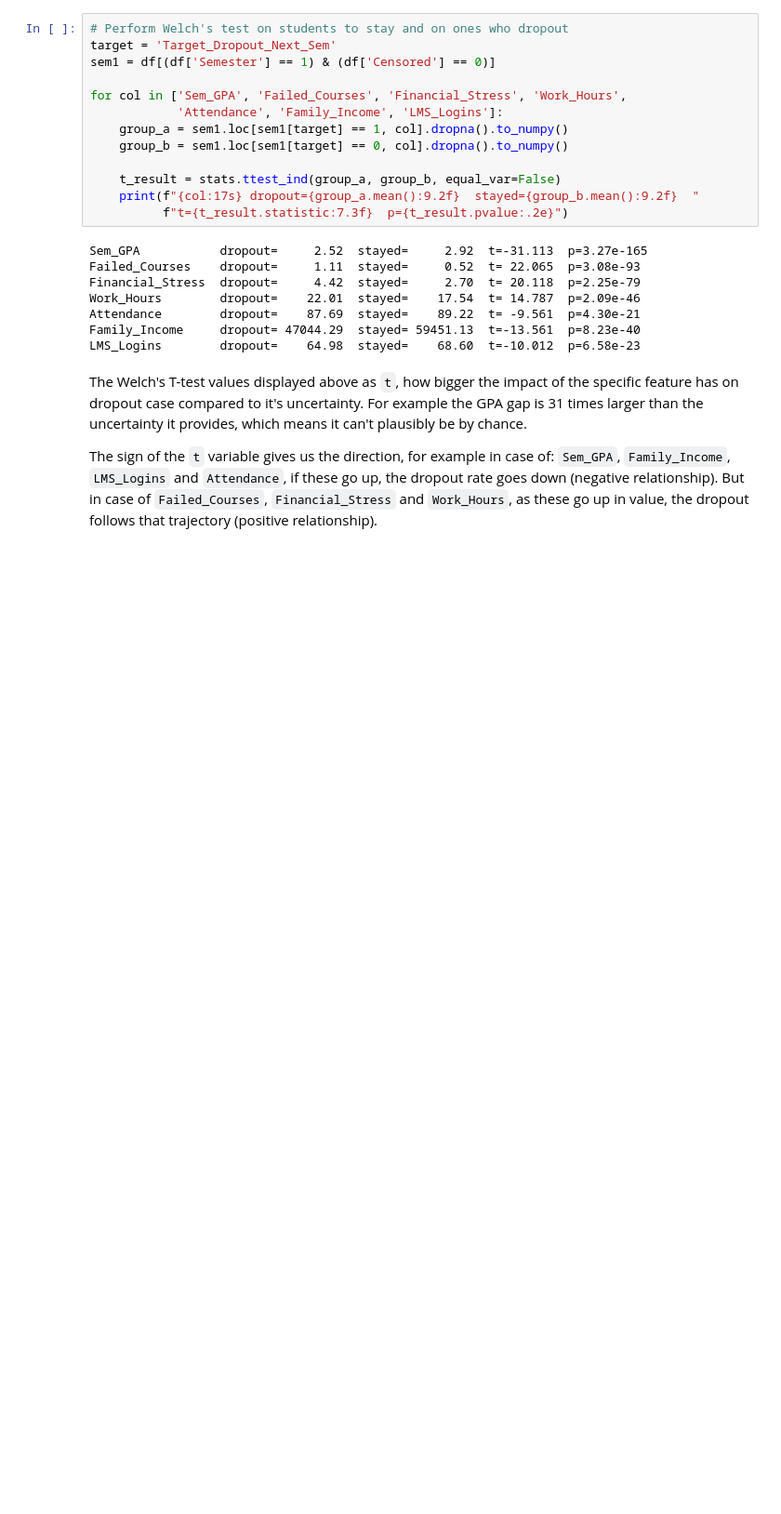
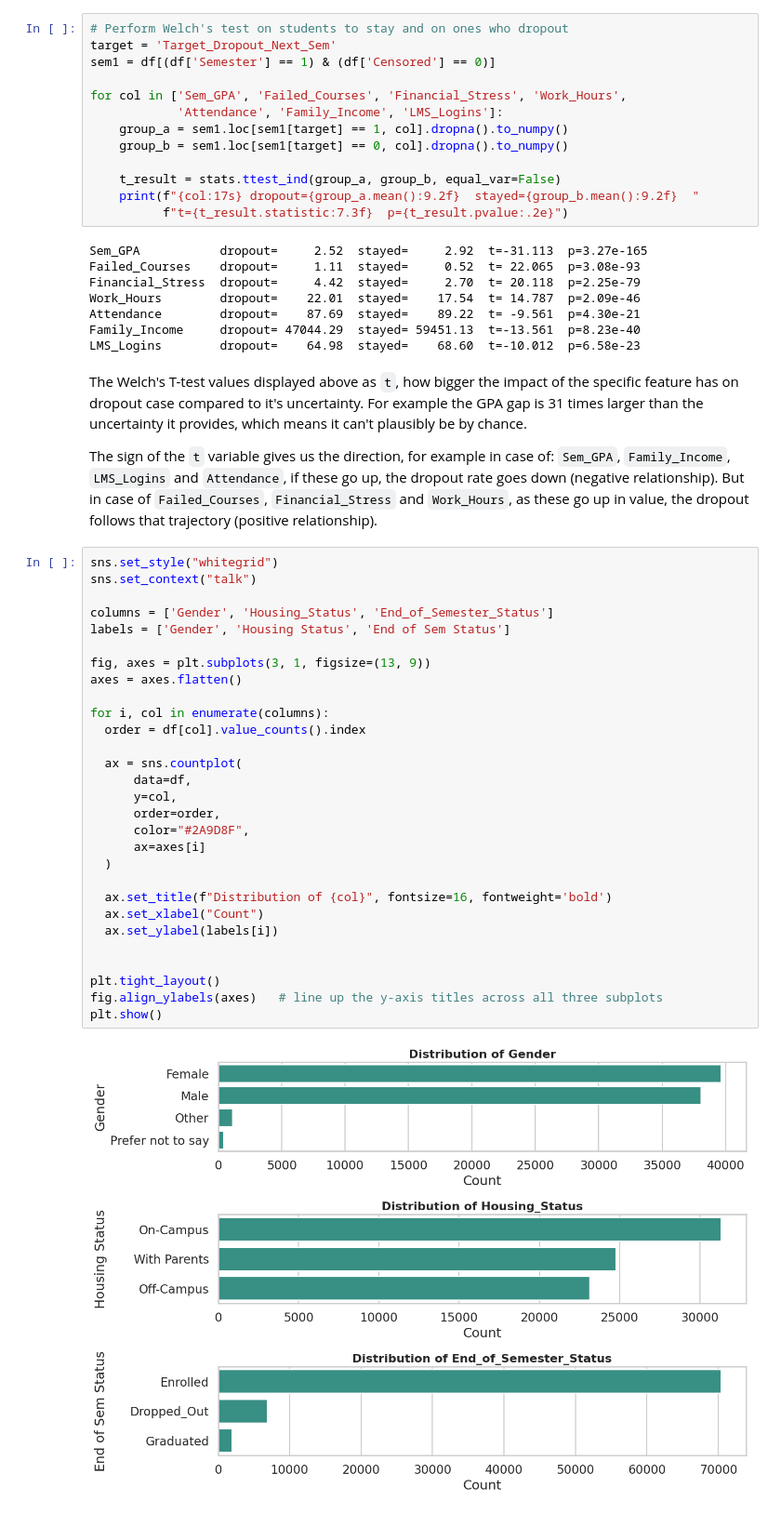
Before and after one commit to mihaighise/student_retention_analysis, a Jupyter notebook: Student_Retention.ipynb, the cells around one changed output. Shown at 93% size. Cells and saved outputs as stored; diff of their text form; blank space fills up the shorter version.

Commit message:
More plots to understand data, TODO write explanations

```diff
--- a/Student_Retention.ipynb
+++ b/Student_Retention.ipynb
@@ -405,3 +405,34 @@ LMS_Logins        dropout=    64.98  stayed=    68.60  t=-10.012  p=6.58e-23
 The Welch's T-test values displayed above as `t`, how bigger the impact of the specific feature has on dropout case compared to it's uncertainty. For example the GPA gap is 31 times larger than the uncertainty it provides, which means it can't plausibly be by chance.
 
 The sign of the `t` variable gives us the direction, for example in case of: `Sem_GPA`, `Family_Income`, `LMS_Logins` and `Attendance`, if these go up, the dropout rate goes down (negative relationship). But in case of `Failed_Courses`, `Financial_Stress` and `Work_Hours`, as these go up in value, the dropout follows that trajectory (positive relationship).
+# %%
+sns.set_style("whitegrid")
+sns.set_context("talk")
+
+columns = ['Gender', 'Housing_Status', 'End_of_Semester_Status']
+labels = ['Gender', 'Housing Status', 'End of Sem Status']
+
+fig, axes = plt.subplots(3, 1, figsize=(13, 9))
+axes = axes.flatten()
+
+for i, col in enumerate(columns):
+  order = df[col].value_counts().index
+
+  ax = sns.countplot(
+      data=df,
+      y=col,
+      order=order,
+      color="#2A9D8F",
+      ax=axes[i]
+  )
+
+  ax.set_title(f"Distribution of {col}", fontsize=16, fontweight='bold')
+  ax.set_xlabel("Count")
+  ax.set_ylabel(labels[i])
+
+
+plt.tight_layout()
+fig.align_ylabels(axes)   # line up the y-axis titles across all three subplots
+plt.show()
+# %% [output]
+[figure, added]
```
Also changed, not shown: parts of 2 cells of this notebook.
